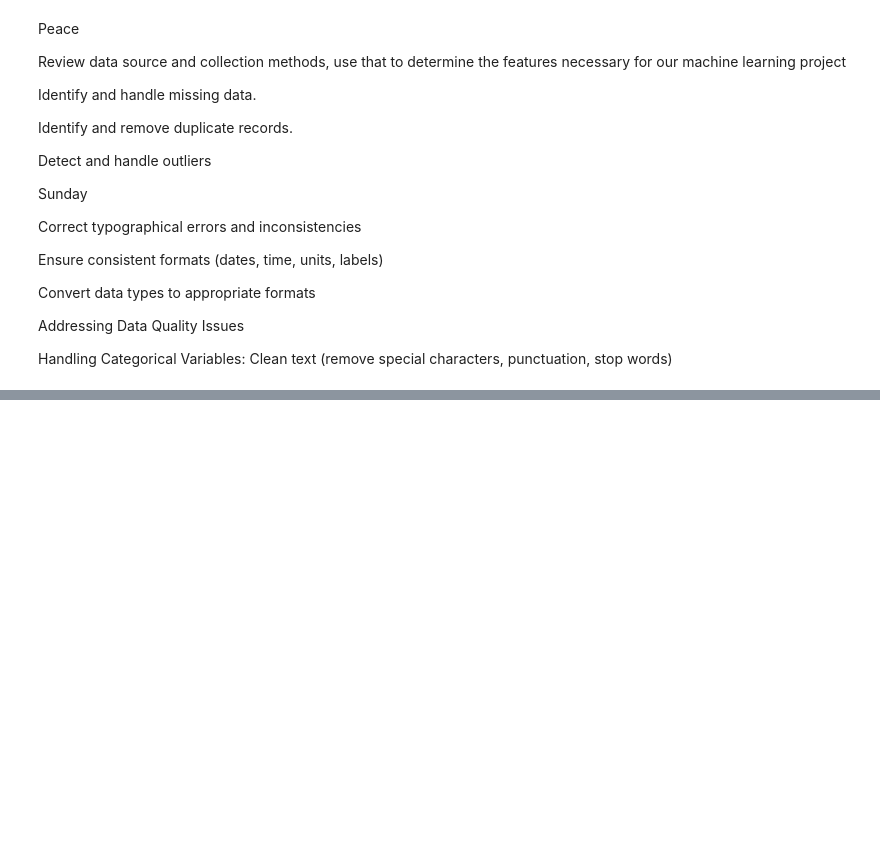
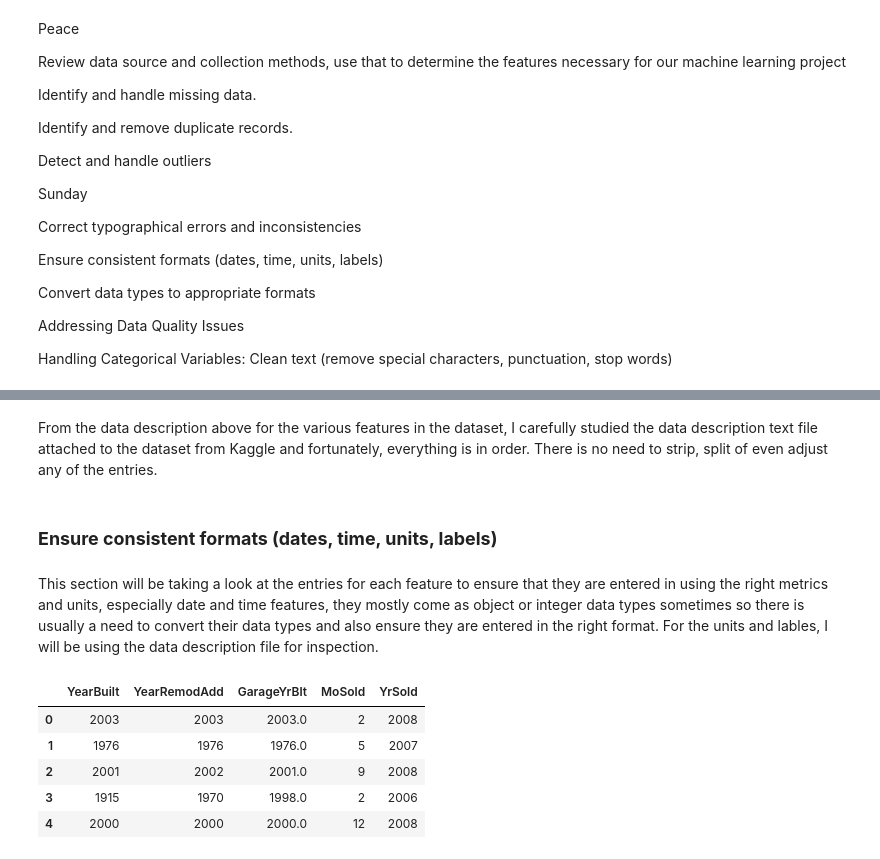
Before and after one commit to Sunday-Oladokun/House-Prices-Prediction--Altschool-Third-Semester-Project, a Jupyter notebook: House Prices Prediction.ipynb, the cells around one changed output, grey strips where cells are left out. Drawn from its saved outputs; the diff is of its cells as text; code cells hidden in the pictures; blank space fills up the shorter version.

```diff
--- a/House Prices Prediction.ipynb
+++ b/House Prices Prediction.ipynb
@@ -363,0 +436,28 @@ Handling Categorical Variables: Clean text (remove special characters, punctuati
+# %% [markdown]
+From the data description above for the various features in the dataset, I carefully studied the data description text file attached to the dataset from Kaggle and fortunately, everything is in order. There is no need to strip, split of even adjust any of the entries.
+# %% [markdown]
+### **Ensure consistent formats (dates, time, units, labels)**
+# %% [markdown]
+This section will be taking a look at the entries for each feature to ensure that they are entered in using the right metrics and units, especially date and time features, they mostly come as object or integer data types sometimes so there is usually a need to convert their data types and also ensure they are entered in the right format. For the units and lables, I will be using the data description file for inspection.
+# %%
+# Create a list of features that has to do with date and time
+timedate_features = [
+    "YearBuilt",
+    "YearRemodAdd",
+    "GarageYrBlt",
+    "MoSold",
+    "YrSold"
+]
+
+# Subset the date and time features in our dataset
+date_time_df = train_df[timedate_features]
+
+# Preview the dataframe
+date_time_df.head()
+# %% [output]
+|  | YearBuilt | YearRemodAdd | GarageYrBlt | MoSold | YrSold |
+| 0 | 2003 | 2003 | 2003.0 | 2 | 2008 |
+| 1 | 1976 | 1976 | 1976.0 | 5 | 2007 |
+| 2 | 2001 | 2002 | 2001.0 | 9 | 2008 |
+| 3 | 1915 | 1970 | 1998.0 | 2 | 2006 |
+| 4 | 2000 | 2000 | 2000.0 | 12 | 2008 |
```
Also changed, not shown: parts of 11 cells of this notebook.
